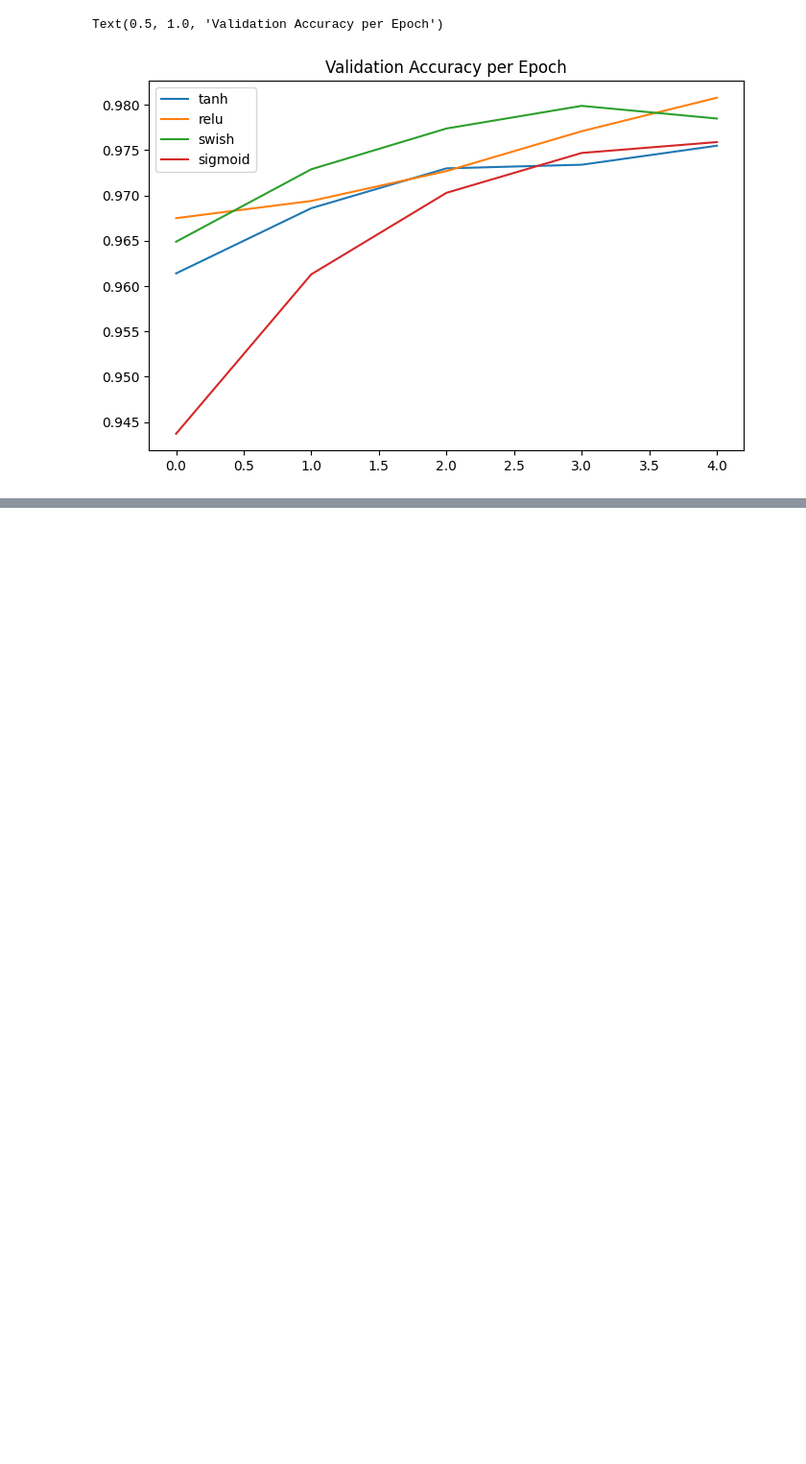
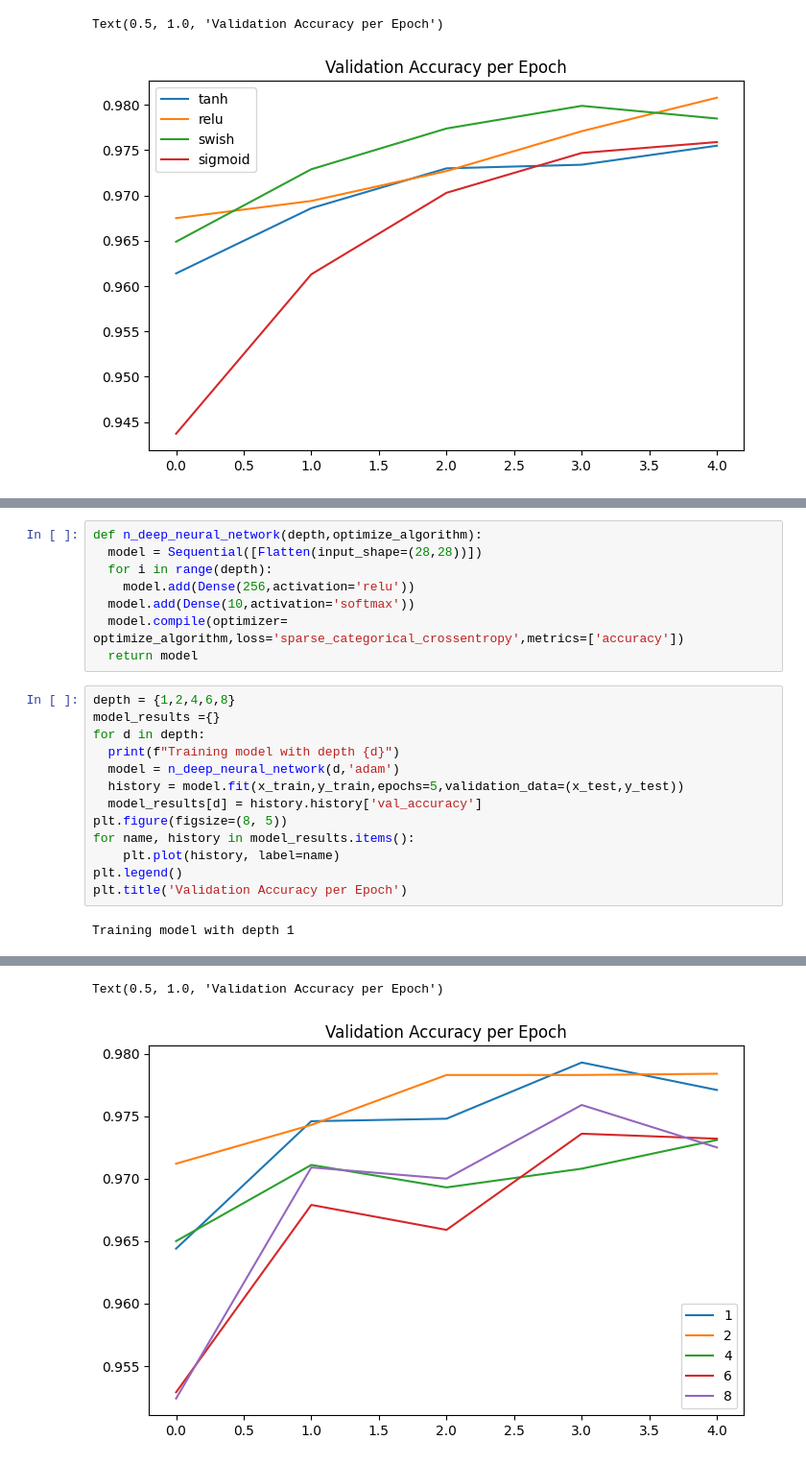
Before and after one commit to Nahom32/DNN-Simulation, a Jupyter notebook: DNN_Simulation.ipynb, the cells around one changed output, grey strips where cells are left out. Shown at 96% size. Saved outputs shown, nothing was run; the diff lists cells and outputs as text; blank space fills up the shorter version.

Commit message:
Implemented a DNN with different depths

```diff
--- a/DNN_Simulation.ipynb
+++ b/DNN_Simulation.ipynb
@@ -109,0 +177,23 @@ Text(0.5, 1.0, 'Validation Accuracy per Epoch')
+# %%
+def n_deep_neural_network(depth,optimize_algorithm):
+  model = Sequential([Flatten(input_shape=(28,28))])
+  for i in range(depth):
+    model.add(Dense(256,activation='relu'))
+  model.add(Dense(10,activation='softmax'))
+  model.compile(optimizer= optimize_algorithm,loss='sparse_categorical_crossentropy',metrics=['accuracy'])
+  return model
+# %%
+depth = {1,2,4,6,8}
+model_results ={}
+for d in depth:
+  print(f"Training model with depth {d}")
+  model = n_deep_neural_network(d,'adam')
+  history = model.fit(x_train,y_train,epochs=5,validation_data=(x_test,y_test))
+  model_results[d] = history.history['val_accuracy']
+plt.figure(figsize=(8, 5))
+for name, history in model_results.items():
+    plt.plot(history, label=name)
+plt.legend()
+plt.title('Validation Accuracy per Epoch')
+# %% [output]
+Training model with depth 1
@@ -109,0 +217,2 @@ Text(0.5, 1.0, 'Validation Accuracy per Epoch')
+Text(0.5, 1.0, 'Validation Accuracy per Epoch')
+[figure, added]
```
Also changed, not shown: parts of 3 cells of this notebook.
